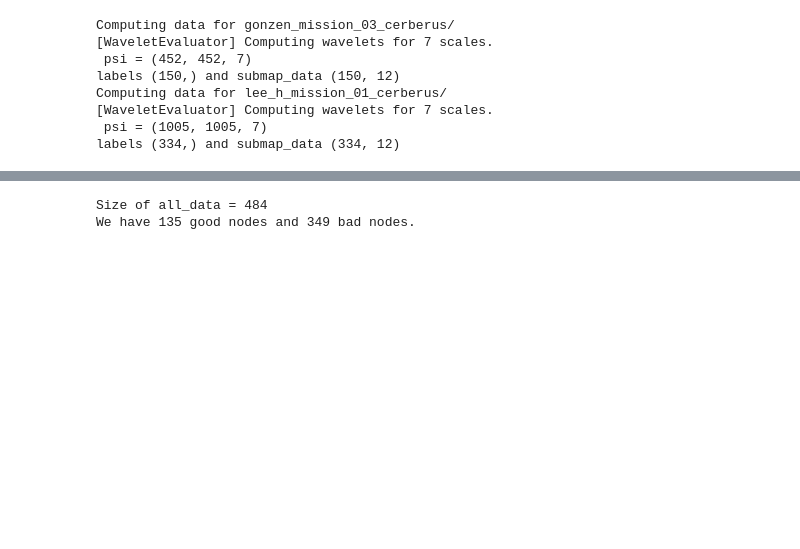
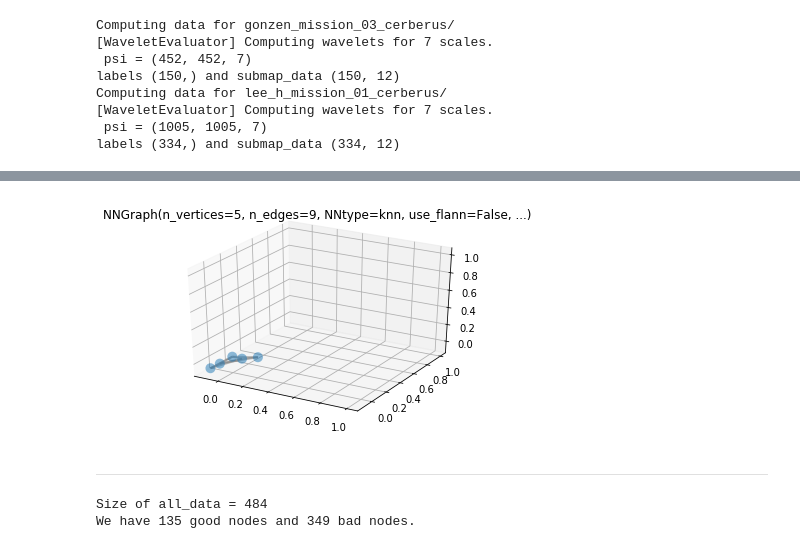
Before and after one commit to ethz-asl/fgsp, a Jupyter notebook: src/training_data_generation.ipynb, the cells around one changed output, grey strips where cells are left out. Drawn from its saved outputs; the diff is of its cells as text; code cells hidden in the pictures; blank space fills up the shorter version.

```diff
--- a/src/training_data_generation.ipynb
+++ b/src/training_data_generation.ipynb
@@ -323,3 +328,20 @@ labels (334,) and submap_data (334, 12)
+# %%
+opt_traj = [[0,0,0],[1,0,1],[1,2,1],[2,2,1],[3,3,1]]
+G = graphs.NNGraph(opt_traj, use_flann=False, k=3)
+G.compute_fourier_basis()
+G.plot()
+
+
+sigmas = [0.01, 0.05, 0.1, 0.2]
+for sigma in sigmas:
+    samples_1 = np.random.normal(0, sigma, G.N)
+    samples_2 = np.random.normal(0, sigma, G.N)
+    samples_3 = np.random.normal(0, sigma, G.N)
+    shifted_est_traj = opt_traj + np.array([samples_1, samples_2, samples_3]).transpose()
+# %% [output]
+[figure, added]
+# %% [markdown]
+-------------------------------
 # %%
 print(f"Size of all_data = {all_data.shape[0]}")
 n_good = all_data[all_data['state'] == 0].shape[0]
```
Also changed, not shown: parts of 2 cells of this notebook.
